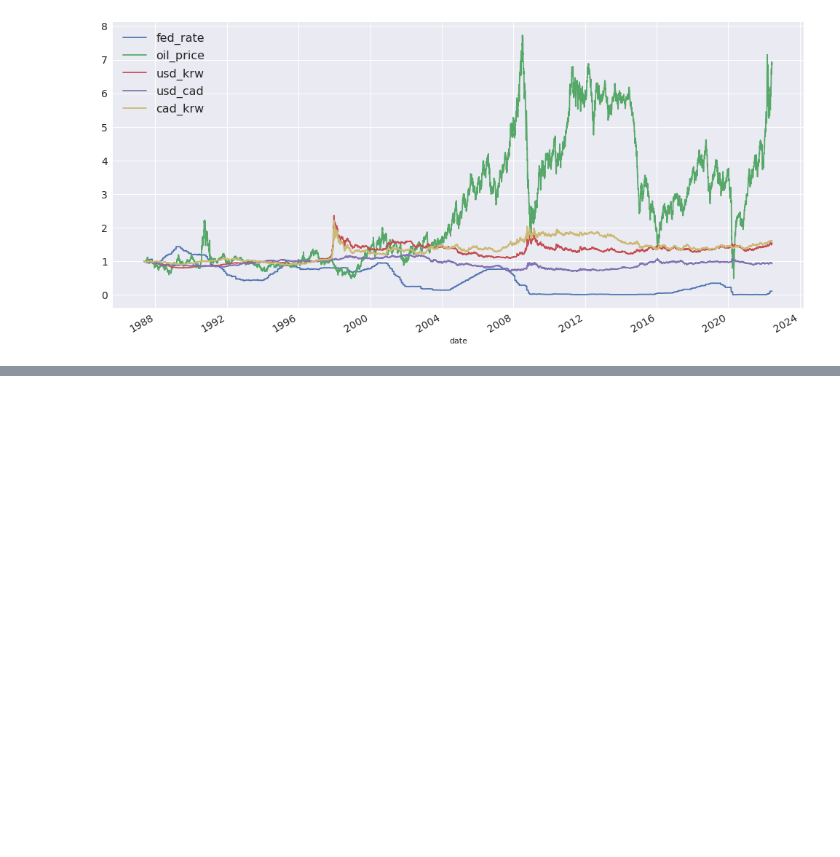
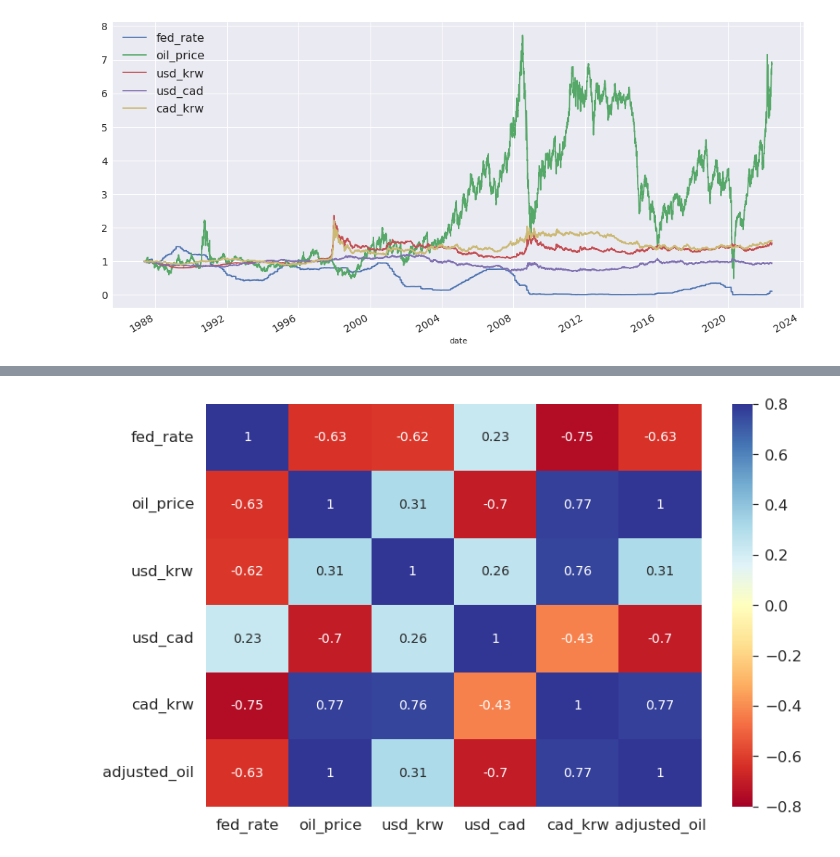
Before and after one commit to sidhlee/data-science-and-machine-learning, a Jupyter notebook: playground/shi-bum/krw_rates.ipynb, the cells around one changed output, grey strips where cells are left out. Saved outputs shown, nothing was run; the diff lists cells and outputs as text; code cells hidden in the pictures; blank space fills up the shorter version.

```diff
--- a/playground/shi-bum/krw_rates.ipynb
+++ b/playground/shi-bum/krw_rates.ipynb
@@ -264,0 +278,12 @@ df.plot(figsize=(20, 10))
+# %%
+import seaborn as sns
+
+plt.figure(figsize=(12, 8))
+sns.set(font_scale=1.5)
+sns.heatmap(
+    normalized.corr(),cmap="RdYlBu", annot=True,
+    annot_kws={"size":14}, vmax=0.8, vmin=-0.8
+    )
+plt.show()
+# %% [output]
+[figure, added]
```
Also changed, not shown: parts of 13 cells of this notebook.
